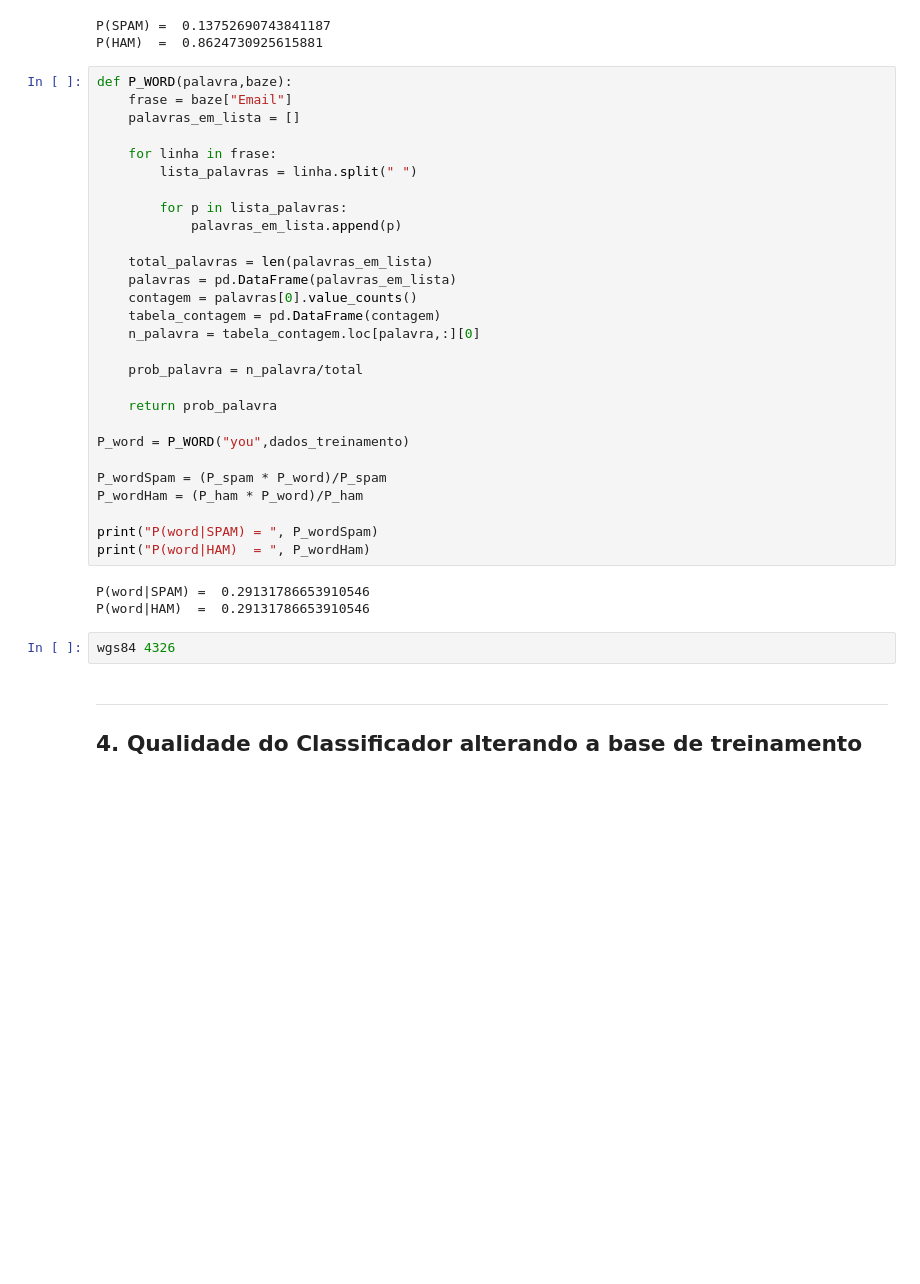
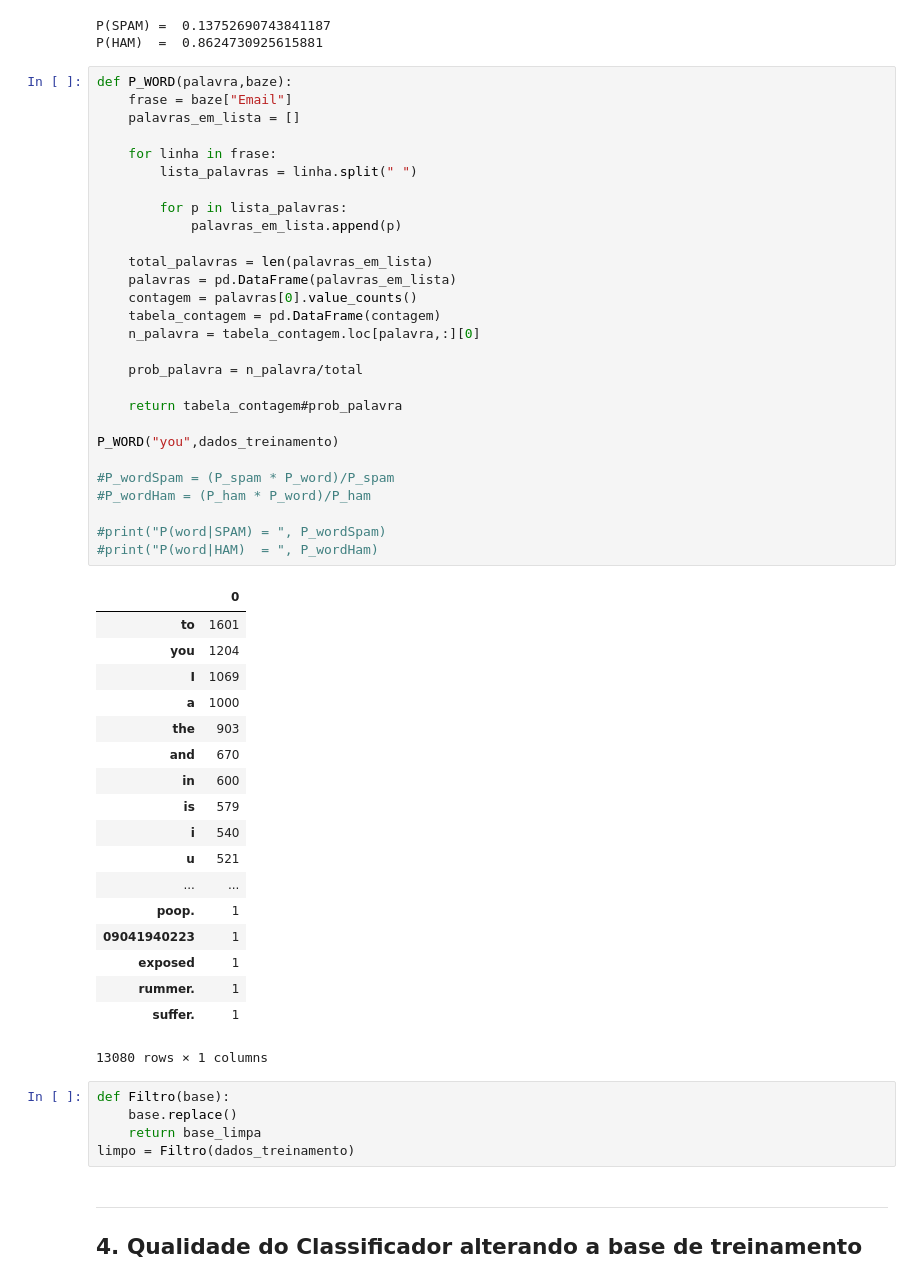
Before and after one commit to gDuarteg/Projeto-2-Filtro-Spam, a Jupyter notebook: Projeto2 Layout.ipynb, the cells around one changed output. Saved outputs shown, nothing was run; the diff lists cells and outputs as text; blank space fills up the shorter version.

```diff
--- a/Projeto2 Layout.ipynb
+++ b/Projeto2 Layout.ipynb
@@ -87,36 +100,55 @@ P(HAM)  =  0.8624730925615881
 # %%
 def P_WORD(palavra,baze):
     frase = baze["Email"]
     palavras_em_lista = []
 
     for linha in frase:
         lista_palavras = linha.split(" ")
 
         for p in lista_palavras:
             palavras_em_lista.append(p)
 
     total_palavras = len(palavras_em_lista)
     palavras = pd.DataFrame(palavras_em_lista)
     contagem = palavras[0].value_counts()
     tabela_contagem = pd.DataFrame(contagem)
     n_palavra = tabela_contagem.loc[palavra,:][0]
 
     prob_palavra = n_palavra/total
 
-    return prob_palavra
+    return tabela_contagem#prob_palavra
 
-P_word = P_WORD("you",dados_treinamento)
+P_WORD("you",dados_treinamento)
 
-P_wordSpam = (P_spam * P_word)/P_spam
-P_wordHam = (P_ham * P_word)/P_ham
+#P_wordSpam = (P_spam * P_word)/P_spam
+#P_wordHam = (P_ham * P_word)/P_ham
 
-print("P(word|SPAM) = ", P_wordSpam)
-print("P(word|HAM)  = ", P_wordHam)
+#print("P(word|SPAM) = ", P_wordSpam)
+#print("P(word|HAM)  = ", P_wordHam)
 # %% [output]
+|  | 0 |
+| to | 1601 |
+| you | 1204 |
+| I | 1069 |
+| a | 1000 |
+| the | 903 |
+| and | 670 |
+| in | 600 |
+| is | 579 |
+| i | 540 |
+| u | 521 |
+| ... | ... |
+| poop. | 1 |
+| 09041940223 | 1 |
+| exposed | 1 |
+| rummer. | 1 |
+| suffer. | 1 |
-P(word|SPAM) =  0.29131786653910546
-P(word|HAM)  =  0.29131786653910546
+13080 rows × 1 columns
-# %%
-wgs84 4326
+# %%
+def Filtro(base):
+    base.replace()
+    return base_limpa
+limpo = Filtro(dados_treinamento)
 # %% [markdown]
 ___
 ## 4. Qualidade do Classificador alterando a base de treinamento
```
Also changed, not shown: parts of 5 cells of this notebook.
